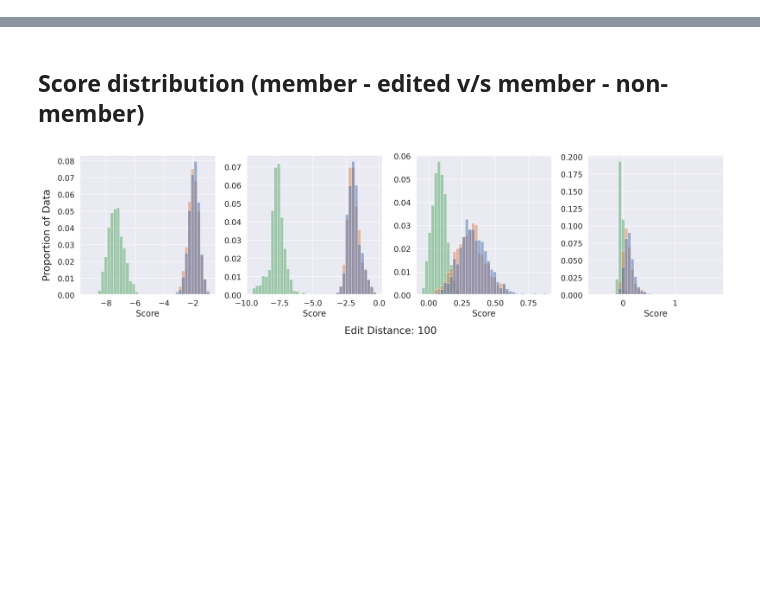
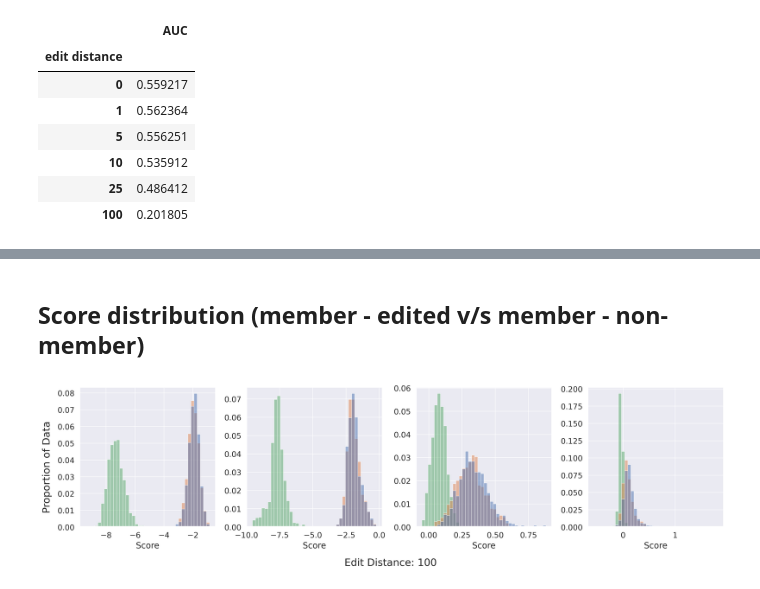
Before and after one commit to iamgroot42/mimir, a Jupyter notebook: inspect_mi.ipynb, the cells around one changed output, grey strips where cells are left out. Cells and saved outputs as stored; diff of their text form; code cells hidden in the pictures; blank space fills up the shorter version.

```diff
--- a/inspect_mi.ipynb
+++ b/inspect_mi.ipynb
@@ -96,0 +137,11 @@ def get_auc_from_thresholds(preds_member, preds_nonmember):
+# %%
+df.groupby('edit distance').mean()
+# %% [output]
+|  | AUC |
+| edit distance |  |
+| 0 | 0.559217 |
+| 1 | 0.562364 |
+| 5 | 0.556251 |
+| 10 | 0.535912 |
+| 25 | 0.486412 |
+| 100 | 0.201805 |
```
Also changed, not shown: parts of 15 cells of this notebook, 18 other files.
